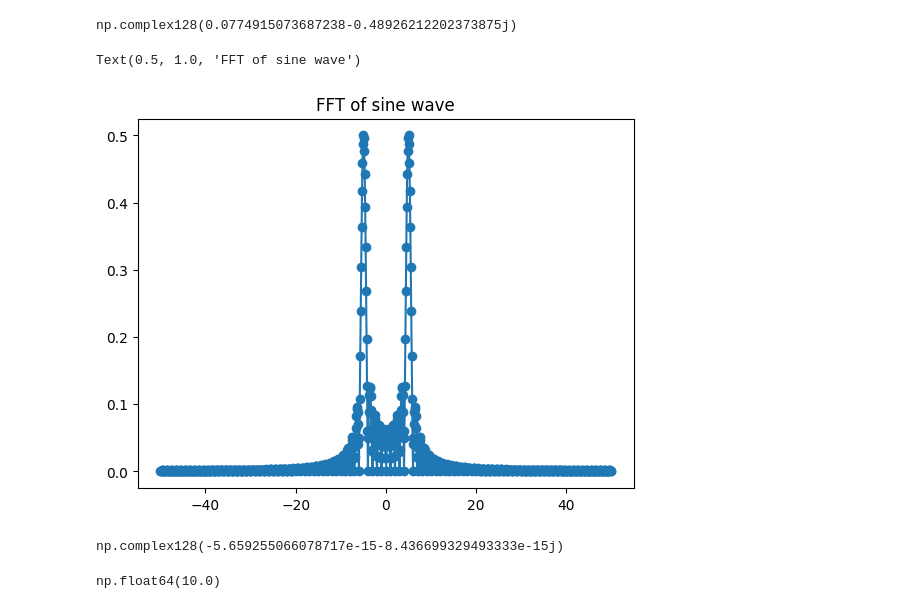
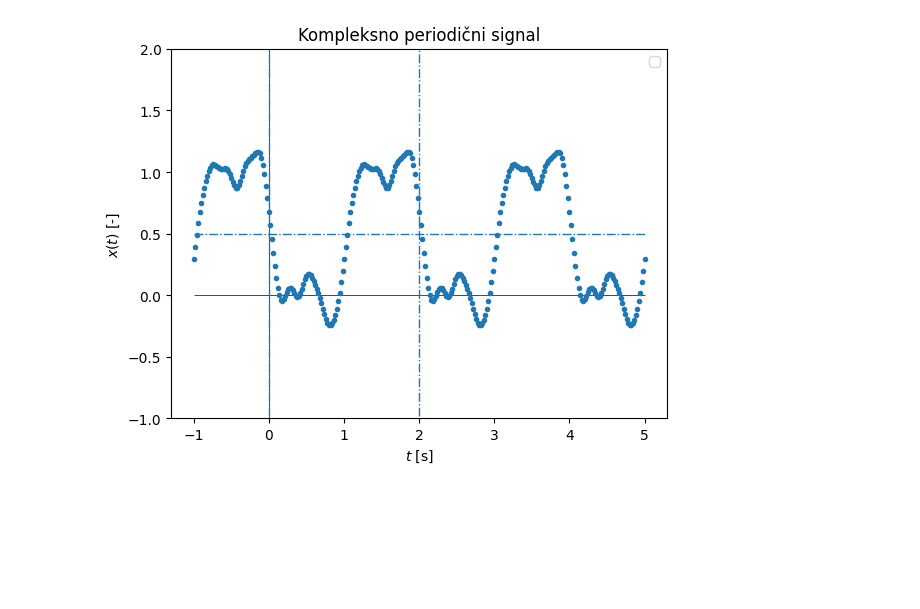
Before and after one commit to jankoslavic/procesiranje_signalov, a Jupyter notebook: _sources/notebooks/Untitled.ipynb, the cells around one changed output. Saved outputs shown, nothing was run; the diff lists cells and outputs as text; code cells hidden in the pictures; blank space fills up the shorter version.

```diff
--- a/_sources/notebooks/Untitled.ipynb
+++ b/_sources/notebooks/Untitled.ipynb
@@ -56,19 +0,0 @@ fr = np.fft.fftfreq(10*N, dt)
-# %%
-X[5]
-# %% [output]
-np.complex128(0.0774915073687238-0.48926212202373875j)
-# %%
-plt.plot(fr, np.abs(X), 'o-')
-plt.title('FFT of sine wave')
-# %% [output]
-Text(0.5, 1.0, 'FFT of sine wave')
-[figure, removed]
-# %%
-k=10
-X[k]
-# %% [output]
-np.complex128(-5.659255066078717e-15-8.436699329493333e-15j)
-# %%
-fr[k]
-# %% [output]
-np.float64(10.0)
@@ -89,0 +1,41 @@ freq_r = np.fft.rfftfreq(len(x), d=dt)
+# %%
+import numpy as np
+import matplotlib.pyplot as plt
+
+
+Tp = 2
+t, dt = np.linspace(-0.5*Tp,2.5*Tp,301, retstep=True)
+a0 = 1.
+N = 10
+seed = 0
+rg = np.random.default_rng(seed)
+a = rg.normal(size=N)*1/np.arange(1,N+1)**2 # skaliranje na koncu, da imajo višje komponente manjšo amplitudo
+b = rg.normal(size=N)*1/np.arange(1,N+1)**2
+
+c = np.zeros(2*N+1, dtype='complex')
+c[N+1:] = 0.5*a-0.5j*b
+c[N] = a0/2
+c[:N] = np.conj(c[N+1:])[::-1]
+
+x = np.zeros(len(t), 'complex')
+for n in range(-N,N+1):
+    x += c[N+n]*np.exp(2j*np.pi*n*t/Tp)
+x = np.real(x) # teoretično pričakujemo samo realni rezultat (imaginarni del mora biti na nivoju numerične napake)
+
+
+fig, ax1 = plt.subplots()
+plt.title(f'Kompleksno periodični signal')
+
+ax1.set_xlabel('$t$ [s]')
+ax1.set_ylabel('$x(t)$ [-]')
+ax1.tick_params(axis='y')
+ax1.vlines(0, -2, 2, 'k', lw=0.5)
+ax1.hlines(0, np.min(t), np.max(t), 'k', lw=0.5)
+ax1.plot(t, x, '.')
+ax1.vlines([0, Tp], -2, 2, ls='-.', lw=1)
+ax1.hlines(a0/2, np.min(t), np.max(t), ls='-.', lw=1)
+ax1.legend(loc=1)
+plt.ylim(-1,2)
+plt.show()
+# %% [output]
+[figure, added]
```
Also changed, not shown: parts of 9 cells of this notebook, 5 other files.
